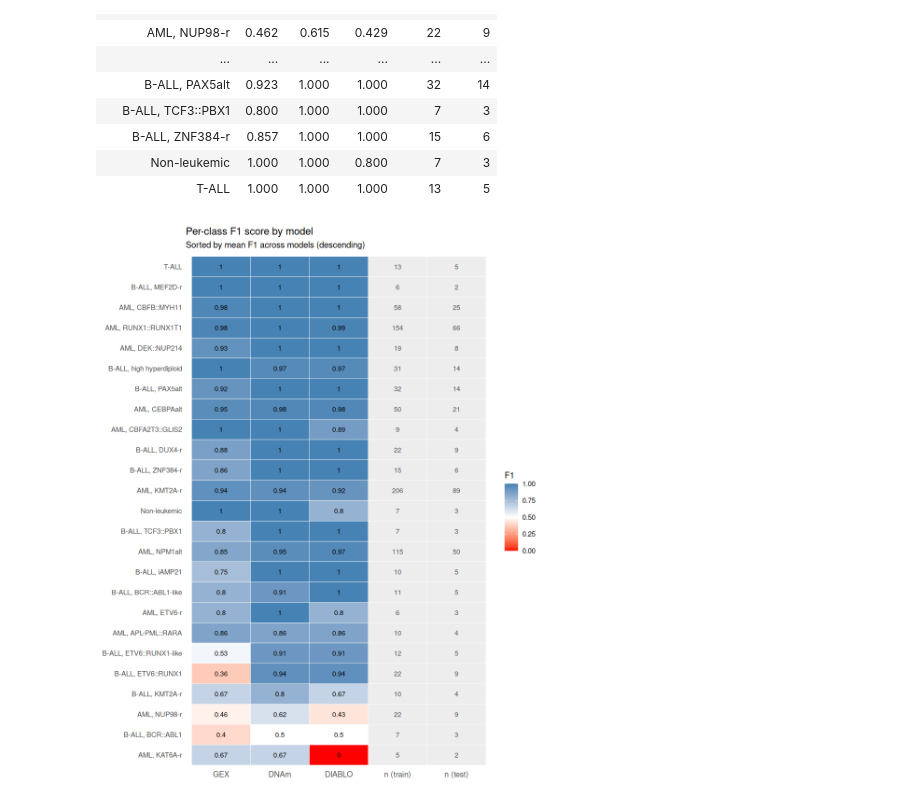
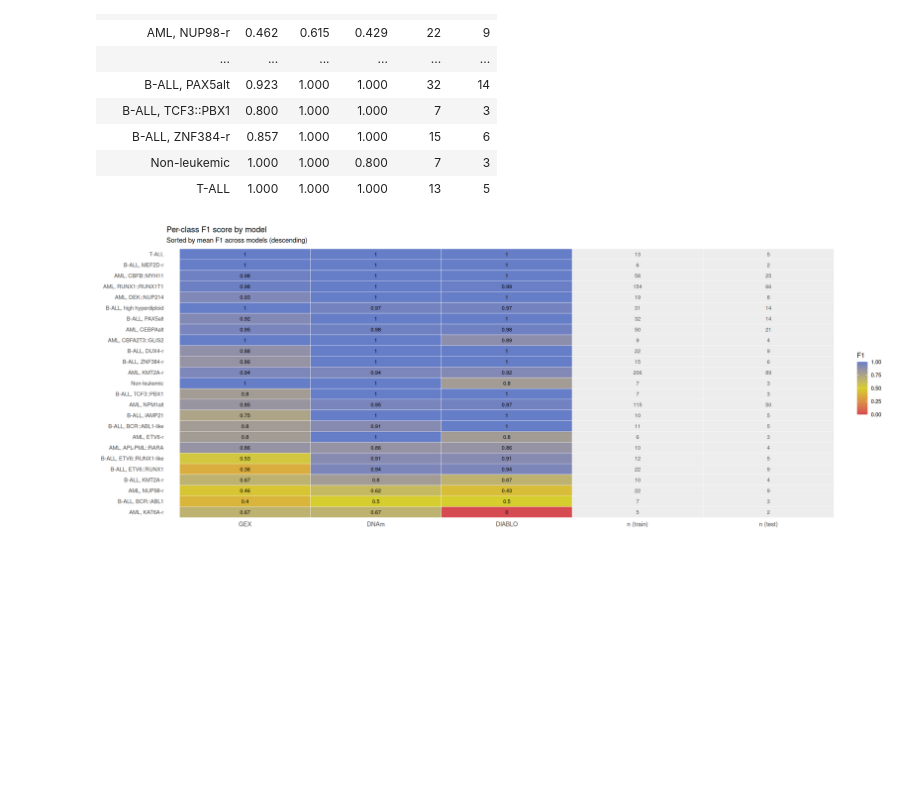
Before and after one commit to Molmed/pallas, a Jupyter notebook: R/mixomics_evaluate_model.ipynb, the cells around one changed output. Drawn from its saved outputs; the diff is of its cells as text; code cells hidden in the pictures; blank space fills up the shorter version.

Commit message:
Bimodal plots - udpate colors - WIP

```diff
--- a/R/mixomics_evaluate_model.ipynb
+++ b/R/mixomics_evaluate_model.ipynb
@@ -32,6 +32,13 @@ DIABLO_MODEL_FILE <- file.path(MIXOMICS_DIR, "diablo_model.rds")
 if (!dir.exists(PREDICTIONS_OUTPUT_DIR)) {
     dir.create(PREDICTIONS_OUTPUT_DIR, recursive = TRUE)
 }
+# %%
+BLUE="#667ec8"
+RED="#d64a51"
+YELLOW="#d6ce2f"
+GREEN="#90c23a"
+LIGHTBLUE="#60acda"
+PURPLE="#9454b0"
 # %%
 # Reload in a fresh session with
 gex_model    <- readRDS(GEX_MODEL_FILE)
@@ -270,37 +277,37 @@ f1_plot_df <- bind_rows(
 ggplot(f1_plot_df,
        aes(x = Model,
            y = reorder(Class, avg_F1),
            fill = F1)) +
   geom_tile(colour = "white") +
   # F1 values
   geom_text(data = filter(f1_plot_df, Model %in% c("GEX","DNAm","DIABLO")),
             aes(label = round(F1, 2)), size = 3) +
   # n_train and n_test values
   geom_text(data = filter(f1_plot_df, Model %in% c("n_train","n_test")),
             aes(label = n_val), size = 3, colour = "grey30") +
-  scale_fill_gradient2(low       = "red",
-                       mid       = "white",
-                       high      = "steelblue",
+  scale_fill_gradient2(low       = RED,
+                       mid       = YELLOW,
+                       high      = BLUE,
                        midpoint  = 0.5,
                        limits    = c(0, 1),
                        na.value  = "grey93",
                        name      = "F1") +
   scale_x_discrete(labels = c("GEX", "DNAm", "DIABLO",
                                "n (train)", "n (test)")) +
   labs(title = "Per-class F1 score by model",
        subtitle = "Sorted by mean F1 across models (descending)",
        x = NULL, y = NULL) +
   theme_minimal() +
   theme(axis.text.x  = element_text(size = 10),
         axis.text.y  = element_text(size = 9),
         legend.position = "right",
         panel.grid   = element_blank())
 
   # Save as svg
 ggsave(file.path(REPORT_OUTPUT_DIR, "per_class_f1_plot.svg"),
        width = 8, height = 6, units = "in")
 # %% [output]
-[figure, old version]
+[figure, new version]
 # %%
 f1_wide <- f1_wide |>
   mutate(
```
Also changed, not shown: parts of 11 cells of this notebook, 10 other files.
